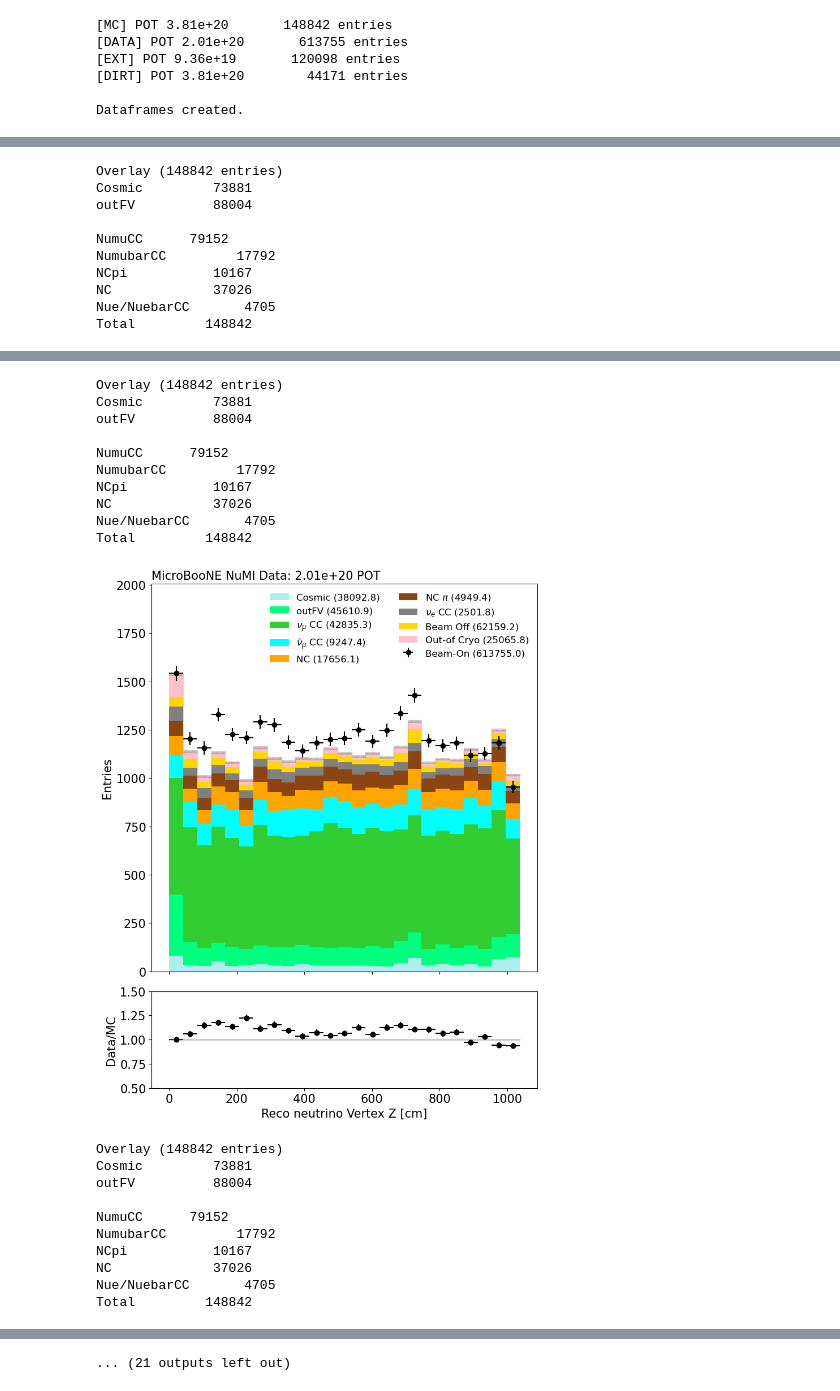
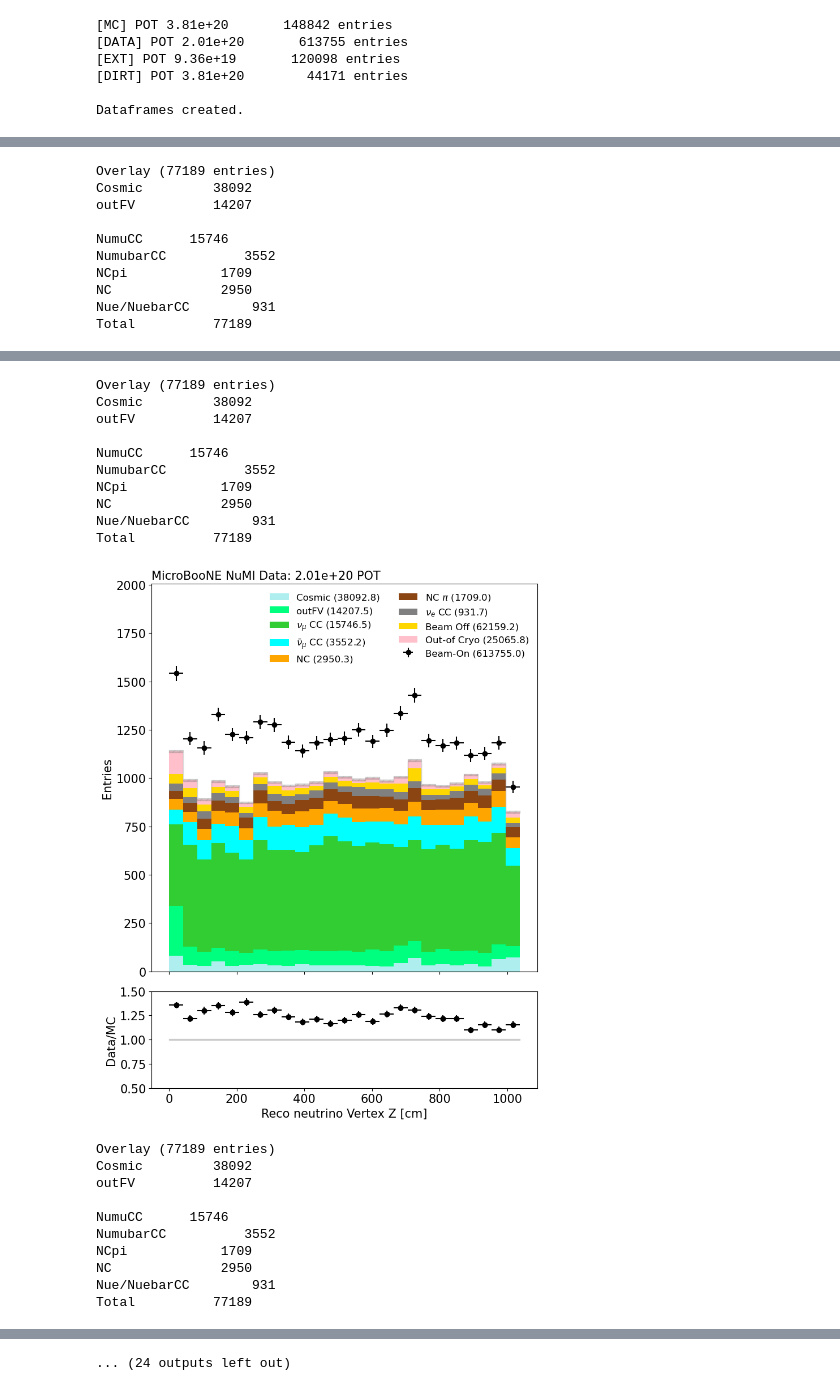
Before and after one commit to wly-wang/nu_mu_xsec, a Jupyter notebook: Untitled.ipynb, the cells around one changed output, grey strips where cells are left out. Saved outputs shown, nothing was run; the diff lists cells and outputs as text; code cells hidden in the pictures.

Commit message:
selection entries weighted

```diff
--- a/Untitled.ipynb
+++ b/Untitled.ipynb
@@ -901,8 +905,8 @@ if lock3==True:
 
 
 df_data1, df_ext1, df_mc1, df_dirt1 = applyCuts('None', df_beam_on, df_ext, df_mc, df_dirt, 'weight_ubtune', True, POT_data=run1_pot_beam_on)
-df_data2, df_ext2, df_mc2, df_dirt2 = applyCuts('recoVtxTrim', df_data1, df_ext1, df_mc1, df_dirt1, 'weight_ubtune', True, POT_data=run1_pot_beam_on)
-df_data3, df_ext3, df_mc3, df_dirt3 = applyCuts('fiducialVol', df_data2, df_ext2, df_mc2, df_dirt2, 'weight_ubtune', True, POT_data=run1_pot_beam_on)
+# df_data2, df_ext2, df_mc2, df_dirt2 = applyCuts('recoVtxTrim', df_data1, df_ext1, df_mc1, df_dirt1, 'weight_ubtune', True, POT_data=run1_pot_beam_on)
+df_data3, df_ext3, df_mc3, df_dirt3 = applyCuts('fiducialVol', df_data1, df_ext1, df_mc1, df_dirt1, 'weight_ubtune', True, POT_data=run1_pot_beam_on)
 df_data4, df_ext4, df_mc4, df_dirt4 = applyCuts('genNuSelection', df_data3, df_ext3, df_mc3, df_dirt3, 'weight_ubtune', True, POT_data=run1_pot_beam_on)
 # %% [output]
 ---------- Applying: None
@@ -926,10 +930,10 @@ Total         148842
-Overlay (148842 entries)
-Cosmic         73881
-outFV          88004
+Overlay (77189 entries)
+Cosmic         38092
+outFV          14207
 
-NumuCC      79152
-NumubarCC         17792
-NCpi           10167
-NC             37026
-Nue/NuebarCC       4705
-Total         148842
+NumuCC      15746
+NumubarCC          3552
+NCpi            1709
+NC              2950
+Nue/NuebarCC        931
+Total          77189
@@ -937,21 +941,21 @@ Total         148842
-Overlay (148842 entries)
-Cosmic         73881
-outFV          88004
+Overlay (77189 entries)
+Cosmic         38092
+outFV          14207
 
-NumuCC      79152
-NumubarCC         17792
-NCpi           10167
-NC             37026
-Nue/NuebarCC       4705
-Total         148842
+NumuCC      15746
+NumubarCC          3552
+NCpi            1709
+NC              2950
+Nue/NuebarCC        931
+Total          77189
-[figure, old version]
+[figure, new version]
-Overlay (148842 entries)
-Cosmic         73881
-outFV          88004
+Overlay (77189 entries)
+Cosmic         38092
+outFV          14207
 
-NumuCC      79152
-NumubarCC         17792
-NCpi           10167
-NC             37026
-Nue/NuebarCC       4705
-Total         148842
+NumuCC      15746
+NumubarCC          3552
+NCpi            1709
+NC              2950
+Nue/NuebarCC        931
+Total          77189
@@ -981 +985 @@ Total         148842
-... (21 outputs left out)
+... (24 outputs left out)
```
Also changed, not shown: parts of 4 cells of this notebook.
